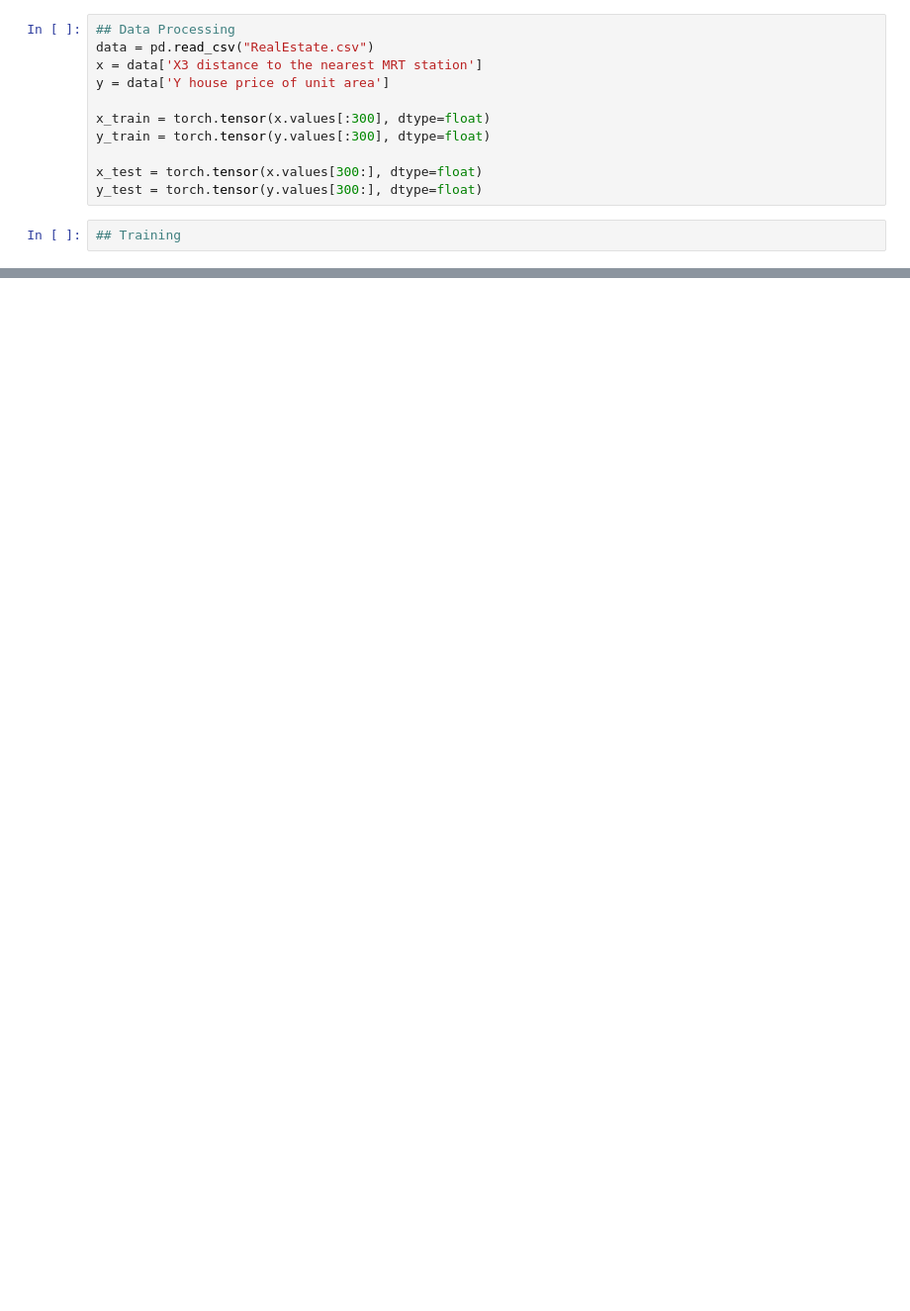
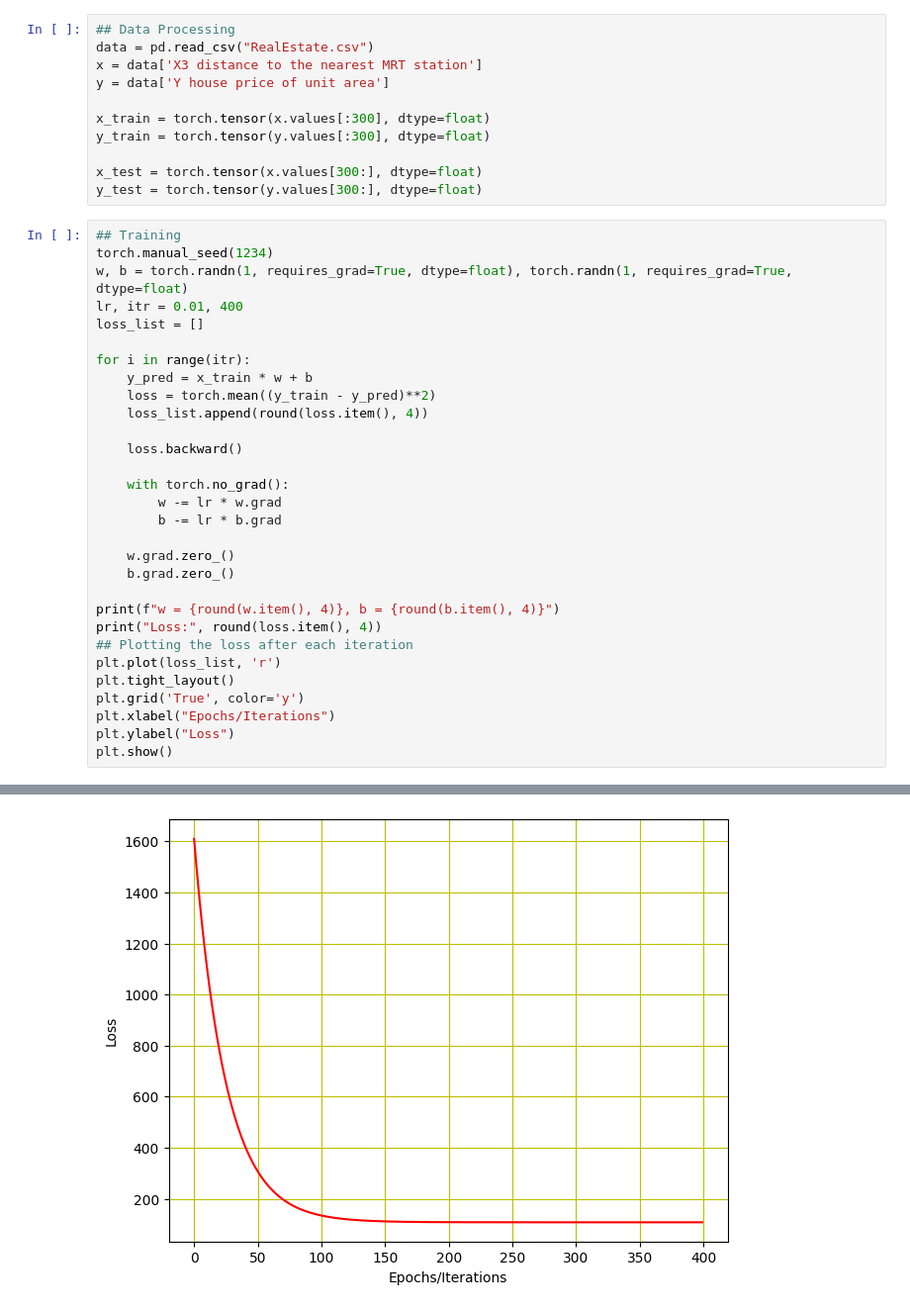
Before and after one commit to bp2881/machinelearning-algo, a Jupyter notebook: LinearRegression_ov.ipynb, the cells around one changed output, grey strips where cells are left out. Shown at 99% size. Drawn from its saved outputs; the diff is of its cells as text; blank space fills up the shorter version.

```diff
--- a/LinearRegression_ov.ipynb
+++ b/LinearRegression_ov.ipynb
@@ -32,3 +32,32 @@ x_test = torch.tensor(x.values[300:], dtype=float)
 y_test = torch.tensor(y.values[300:], dtype=float)
 # %%
 ## Training
+torch.manual_seed(1234)
+w, b = torch.randn(1, requires_grad=True, dtype=float), torch.randn(1, requires_grad=True, dtype=float)
+lr, itr = 0.01, 400
+loss_list = []
+
+for i in range(itr):
+    y_pred = x_train * w + b
+    loss = torch.mean((y_train - y_pred)**2)
+    loss_list.append(round(loss.item(), 4))
+
+    loss.backward()
+
+    with torch.no_grad():
+        w -= lr * w.grad
+        b -= lr * b.grad
+
+    w.grad.zero_()
+    b.grad.zero_()
+
+print(f"w = {round(w.item(), 4)}, b = {round(b.item(), 4)}")
+print("Loss:", round(loss.item(), 4))
+## Plotting the loss after each iteration
+plt.plot(loss_list, 'r')
+plt.tight_layout()
+plt.grid('True', color='y')
+plt.xlabel("Epochs/Iterations")
+plt.ylabel("Loss")
+plt.show()
+# %% [output]
@@ -34,0 +66 @@ y_test = torch.tensor(y.values[300:], dtype=float)
+[figure, added]
```
Also changed, not shown: parts of 4 cells of this notebook.
